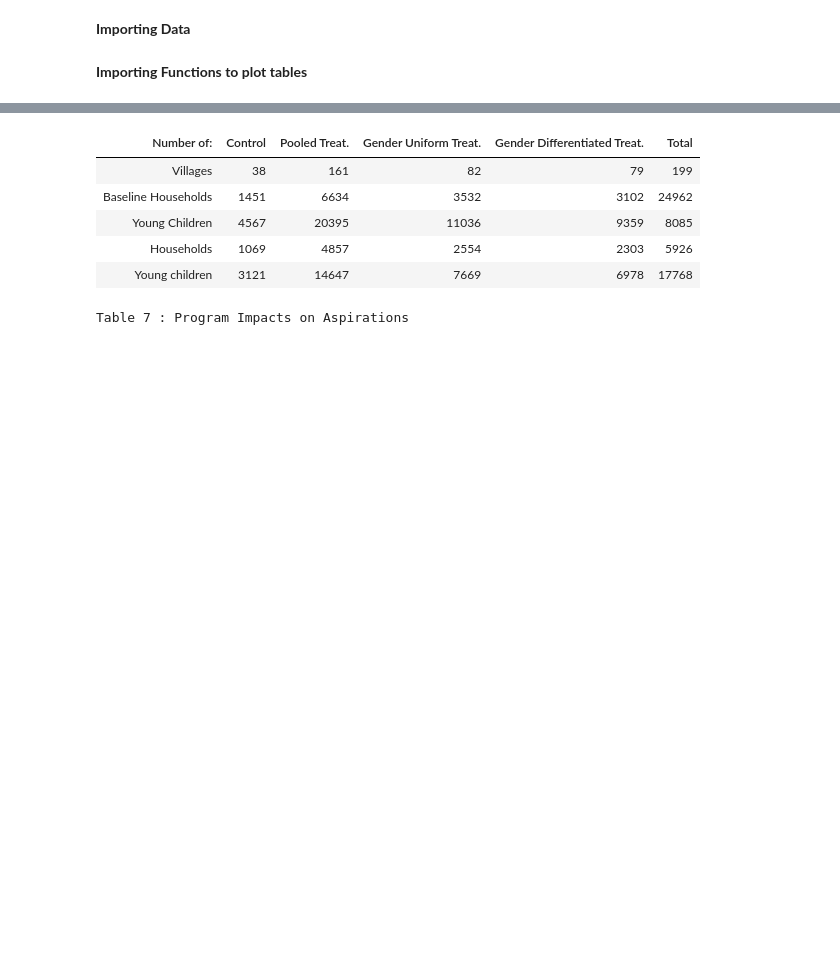
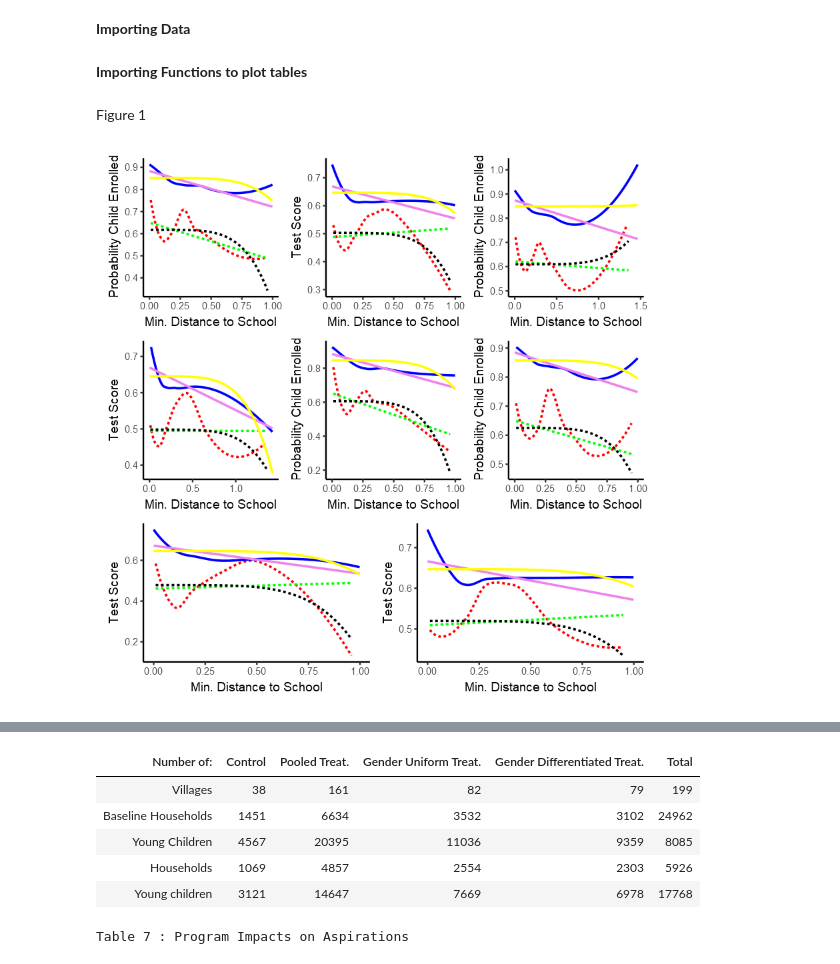
Before and after one commit to Abraham-newbie/Replication, a Jupyter notebook: project.ipynb, the cells around one changed output, grey strips where cells are left out. Cells and saved outputs as stored; diff of their text form; code cells hidden in the pictures; blank space fills up the shorter version.

Commit message:
Added Figures 1 and 2

```diff
--- a/project.ipynb
+++ b/project.ipynb
@@ -57,3 +53,41 @@ school_data<- read_dta("data/ReStat_schools.dta")
 **Importing Functions to plot tables**
 # %%
 source("auxiliary/Table_functions.r")
+# %% [markdown]
+Figure 1
+# %%
+
+poly_plot<-function(data,x,y) {
+
+school_data_subset_control<-data %>% filter(fu_child_level == 1 & fu_young_child == 1 & pooled_treatment==0)
+school_data_subset_treat<-  data %>% filter(fu_child_level == 1 & fu_young_child == 1 & pooled_treatment==1)
+size=0.75
+
+ggplot(NULL,aes_string(x=x , y=y))+ theme_classic()+
+           geom_smooth(data=school_data_subset_control,method = "loess", formula = y ~ poly(x) ,se=FALSE,size = size, col = "red",bw=0.15,linetype="dashed") +
+           geom_smooth(data=school_data_subset_treat,method = "loess", formula = y ~ poly(x), size =size, se=FALSE, col = "blue",bw=0.15) +
+           geom_smooth(data=school_data_subset_control,method = "lm", formula = y ~ x ,se=FALSE,size = size, col = "green",bw=0.15,linetype="dashed") +
+           geom_smooth(data=school_data_subset_treat,method =  "lm", formula = y ~ x, size = size, se=FALSE, col = "violet",bw=0.15) +
+             geom_smooth(data=school_data_subset_control,method = "lm", formula = y ~ poly(x^5) ,se=FALSE,size = size, col = "black",bw=0.15,linetype="dashed") +
+           geom_smooth(data=school_data_subset_treat,method =  "lm", formula = y ~ poly(x^5), size = size, se=FALSE, col = "yellow",bw=0.15)
+
+}
+
+
+
+
+m1<-school_data %>% filter(min_school_dist_sef < 1)  %>% poly_plot(.,"min_school_dist_sef","fu_child_enrolled")  + labs(x ="Min. Distance to School",y= "Probability Child Enrolled")
+m2<-school_data %>% filter(min_school_dist_sef < 1)  %>% poly_plot(.,"min_school_dist_sef","total_score_pct") + labs(x ="Min. Distance to School",y= "Test Score")
+m3<-school_data %>% filter(min_school_dist_sef < 1.5)  %>% poly_plot(.,"min_school_dist_sef","fu_child_enrolled")  + labs(x ="Min. Distance to School",y= "Probability Child Enrolled")
+m4<-school_data %>% filter(min_school_dist_sef < 1.5)  %>% poly_plot(.,"min_school_dist_sef","total_score_pct")+ labs(x ="Min. Distance to School",y= "Test Score")
+m5<-school_data %>% filter( min_school_dist_sef < 1 & fu_female == 1)  %>% poly_plot(.,"min_school_dist_sef","fu_child_enrolled") + labs(x ="Min. Distance to School",y= "Probability Child Enrolled")
+m6<-school_data %>% filter( min_school_dist_sef < 1 & fu_female == 0)  %>% poly_plot(.,"min_school_dist_sef","fu_child_enrolled") + labs(x ="Min. Distance to School",y= "Probability Child Enrolled")
+m7<-school_data %>% filter( min_school_dist_sef < 1 & fu_female == 1)  %>% poly_plot(.,"min_school_dist_sef","total_score_pct")+ labs(x ="Min. Distance to School",y= "Test Score")
+m8<-school_data %>% filter( min_school_dist_sef < 1 & fu_female == 0)  %>% poly_plot(.,"min_school_dist_sef","total_score_pct")+ labs(x ="Min. Distance to School",y= "Test Score")
+
+figure_1.1<-(m1 |m2 |m3)/(m4| m5|m6)/ (m7|m8)
+
+
+print(figure_1.1)
+# %% [output]
+[figure, added]
```
Also changed, not shown: parts of 5 cells of this notebook, 1 other file.
